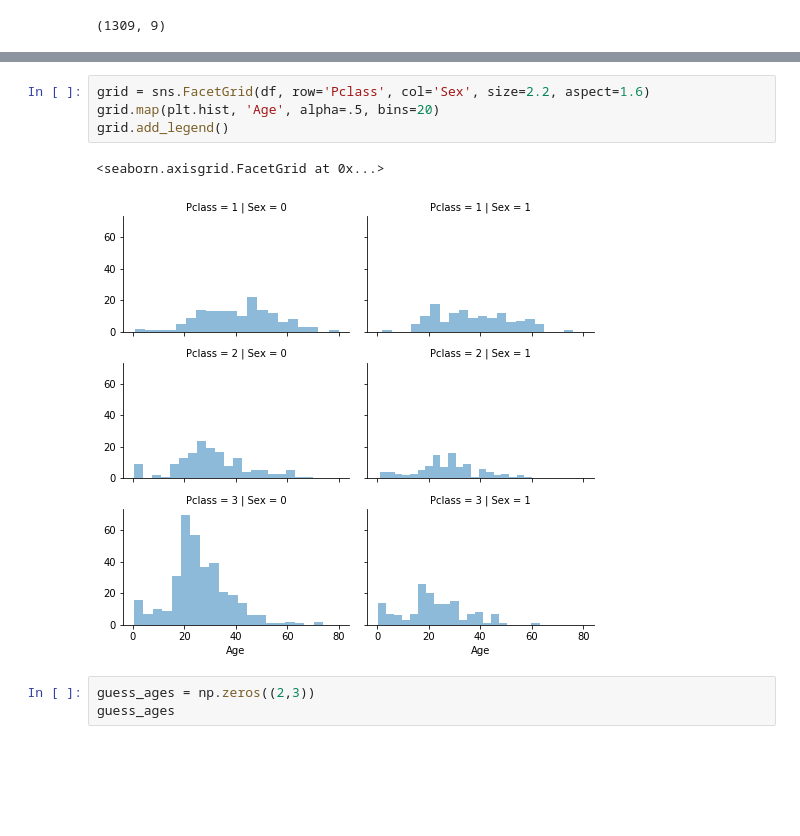
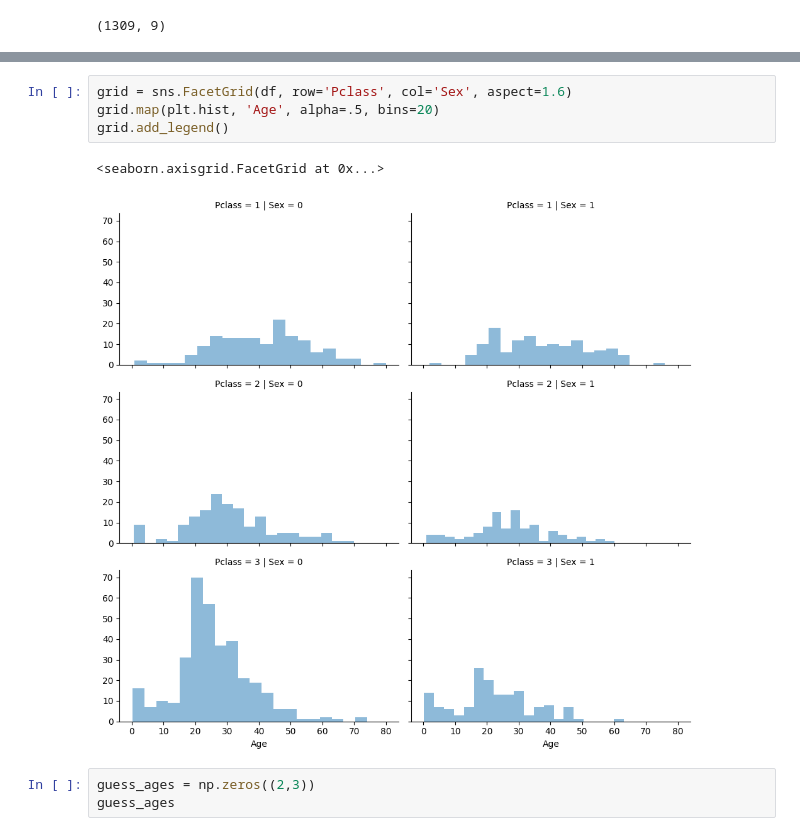
Before and after one commit to davified/refactoring-exercise, a Jupyter notebook: notebooks/titanic-notebook-0.ipynb, the cells around one changed output, grey strips where cells are left out. Saved outputs shown, nothing was run; the diff lists cells and outputs as text; blank space fills up the shorter version.

```diff
--- a/notebooks/titanic-notebook-0.ipynb
+++ b/notebooks/titanic-notebook-0.ipynb
@@ -298,10 +310,10 @@ df.head()
 # %%
-grid = sns.FacetGrid(df, row='Pclass', col='Sex', size=2.2, aspect=1.6)
+grid = sns.FacetGrid(df, row='Pclass', col='Sex', aspect=1.6)
 grid.map(plt.hist, 'Age', alpha=.5, bins=20)
 grid.add_legend()
 # %% [output]
 <seaborn.axisgrid.FacetGrid at 0x...>
-[figure, old version]
+[figure, new version]
 # %%
 guess_ages = np.zeros((2,3))
 guess_ages
```
Also changed, not shown: parts of 26 cells of this notebook, 22 other files.
